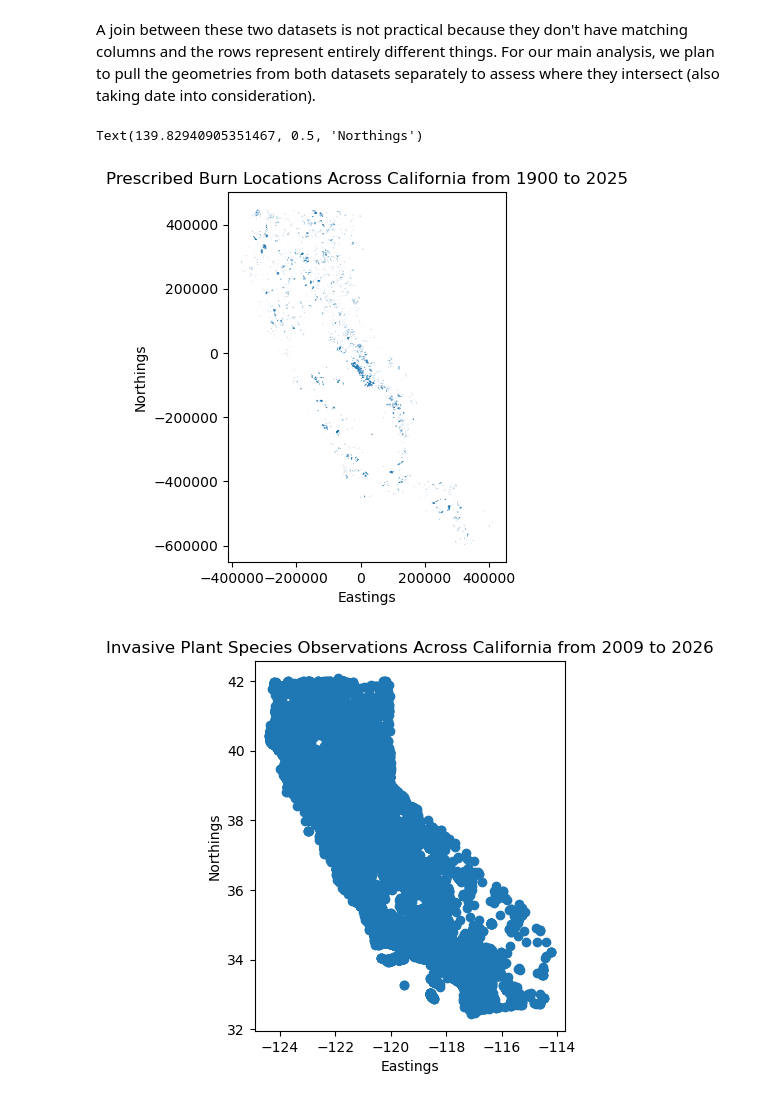
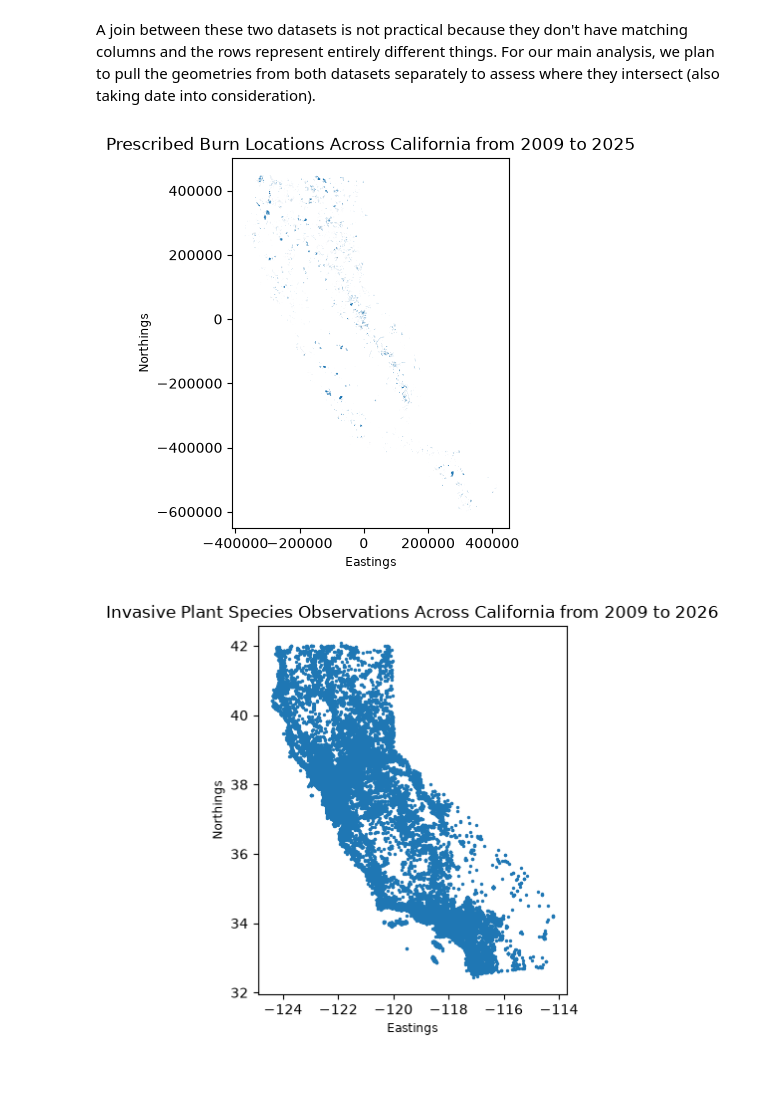
Before and after one commit to JoshG07/Goozman-Woock-Chu, a Jupyter notebook: project/data_quality_audit.ipynb, the cells around one changed output. Drawn from its saved outputs; the diff is of its cells as text; code cells hidden in the pictures; blank space fills up the shorter version.

```diff
--- a/project/data_quality_audit.ipynb
+++ b/project/data_quality_audit.ipynb
@@ -90,16 +92,15 @@ A join between these two datasets is not practical because they don't have match
 # %%
 #Plot prescribed burns data
 prescribed_burns_cleaned.plot();
-plt.title("Prescribed Burn Locations Across California from 1900 to 2025")
-plt.xlabel("Eastings")
-plt.ylabel("Northings")
+plt.title("Prescribed Burn Locations Across California from 2009 to 2025")
+plt.xlabel("Eastings");
+plt.ylabel("Northings");
 
 #Plot invasive plants observations data
-inaturalist_gdf_cleaned.plot();
-plt.title("Invasive Plant Species Observations Across California from 2009 to 2026")
-plt.xlabel("Eastings")
-plt.ylabel("Northings")
+inaturalist_gdf_cleaned.plot(markersize = 2);
+plt.title("Invasive Plant Species Observations Across California from 2009 to 2026");
+plt.xlabel("Eastings");
+plt.ylabel("Northings");
 # %% [output]
-Text(139.82940905351467, 0.5, 'Northings')
-[figure, old version]
+[figure, new version]
-[figure, old version]
+[figure, new version]
```
Also changed, not shown: parts of 5 cells of this notebook, 6 other files.
